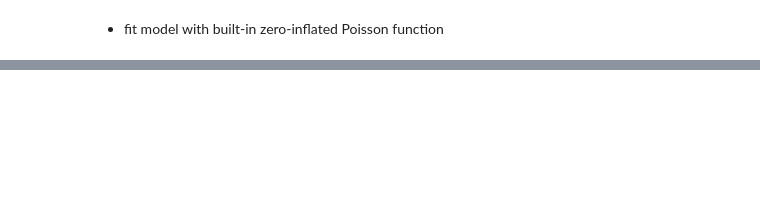
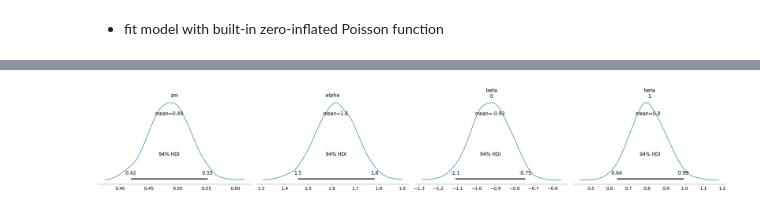
Before and after one commit to jhrcook/bayesian-analysis-with-python_e2, a Jupyter notebook: 04_generalized-linear-models.ipynb, the cells around one changed output, grey strips where cells are left out. Saved outputs shown, nothing was run; the diff lists cells and outputs as text; code cells hidden in the pictures; blank space fills up the shorter version.

Commit message:
Chapter 4. Generalized Linear Models (fin)

```diff
--- a/04_generalized-linear-models.ipynb
+++ b/04_generalized-linear-models.ipynb
@@ -381,0 +393,3 @@ az.summary(az_trace_zip)
+# %%
+fish_data = pd.read_csv("data/fish.csv")
+fish_data.head()
@@ -381,0 +415,13 @@ az.summary(az_trace_zip)
+# %%
+with pm.Model() as ZIP_reg:
+    psi = pm.Beta("psi", 1, 1)
+    alpha = pm.Normal("alpha", 0, 10)
+    beta = pm.Normal("beta", 0, 10, shape=2)
+
+    theta = pm.math.exp(
+        alpha + beta[0] * fish_data["child"] + beta[1] * fish_data["camper"]
+    )
+    y1 = pm.ZeroInflatedPoisson("y1", psi, theta, observed=fish_data["count"])
+
+    trace_ZIP_reg = pm.sample(2000)
+    ZIP_reg_ppc = pm.sample_posterior_predictive(trace_ZIP_reg)
@@ -381,0 +436,4 @@ az.summary(az_trace_zip)
+# %%
+az_trace_ZIP_reg = az.from_pymc3(
+    trace_ZIP_reg, model=ZIP_reg, posterior_predictive=ZIP_reg_ppc
+)
@@ -381,0 +445,5 @@ az.summary(az_trace_zip)
+# %%
+az.plot_posterior(az_trace_ZIP_reg, var_names=["psi", "alpha", "beta"])
+plt.show()
+# %% [output]
+[figure, added]
```
Also changed, not shown: parts of 26 cells of this notebook, 16 other files.
